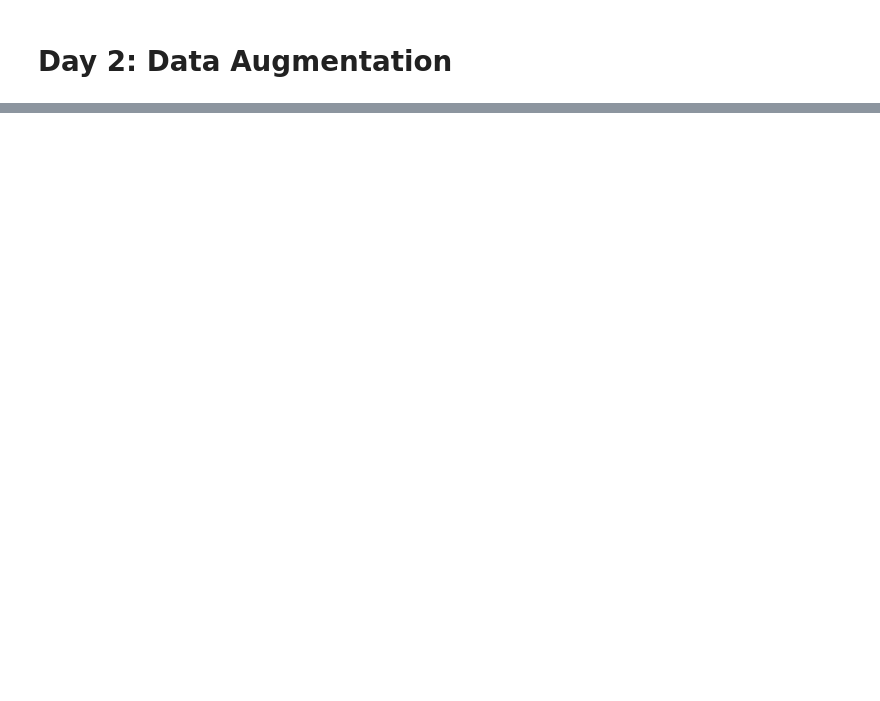
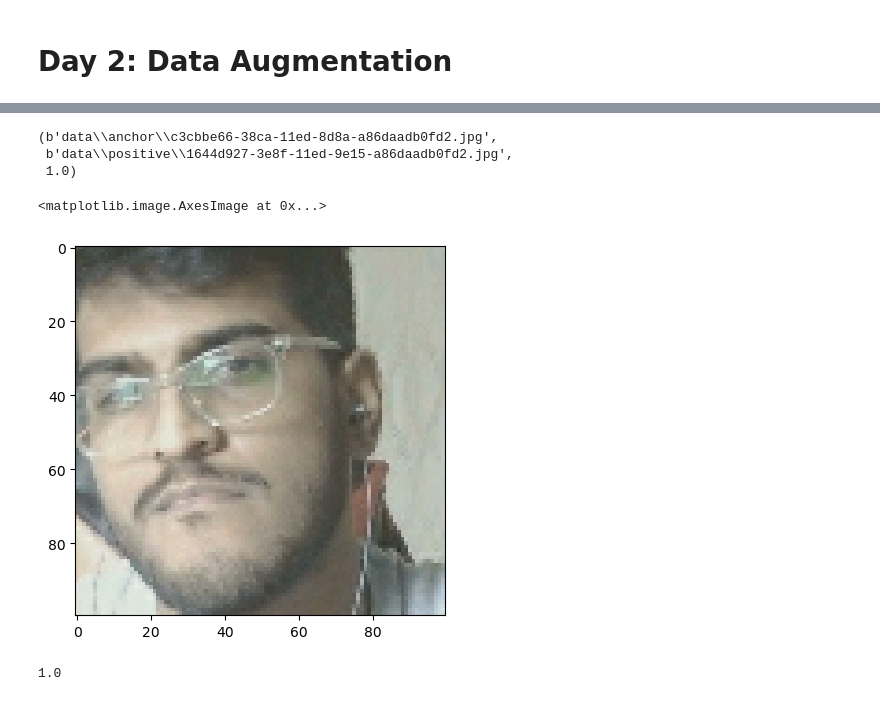
Before and after one commit to kshitij0-0/FaceValidation-Using-Tensorflow, a Jupyter notebook: FaceValidation.ipynb, the cells around one changed output, grey strips where cells are left out. Saved outputs shown, nothing was run; the diff lists cells and outputs as text; code cells hidden in the pictures; blank space fills up the shorter version.

```diff
--- a/FaceValidation.ipynb
+++ b/FaceValidation.ipynb
@@ -128,0 +151,24 @@ b'data\\anchor\\f79729ba-38ca-11ed-9bd5-a86daadb0fd2.jpg'
+# %%
+samples = data.as_numpy_iterator()
+# %%
+exampple = samples.next()
+# %%
+exampple
+# %% [output]
+(b'data\\anchor\\c3cbbe66-38ca-11ed-8d8a-a86daadb0fd2.jpg',
+ b'data\\positive\\1644d927-3e8f-11ed-9e15-a86daadb0fd2.jpg',
+ 1.0)
+# %%
+def preprocess_twin(input_img, validation_img, label):
+    return(preprocess(input_img), preprocess(validation_img), label)
+# %%
+res = preprocess_twin(*exampple)
+# %%
+plt.imshow(res[1])
+# %% [output]
+<matplotlib.image.AxesImage at 0x...>
+[figure, added]
+# %%
+res[2]
+# %% [output]
+1.0
```
Also changed, not shown: parts of 48 cells of this notebook.
